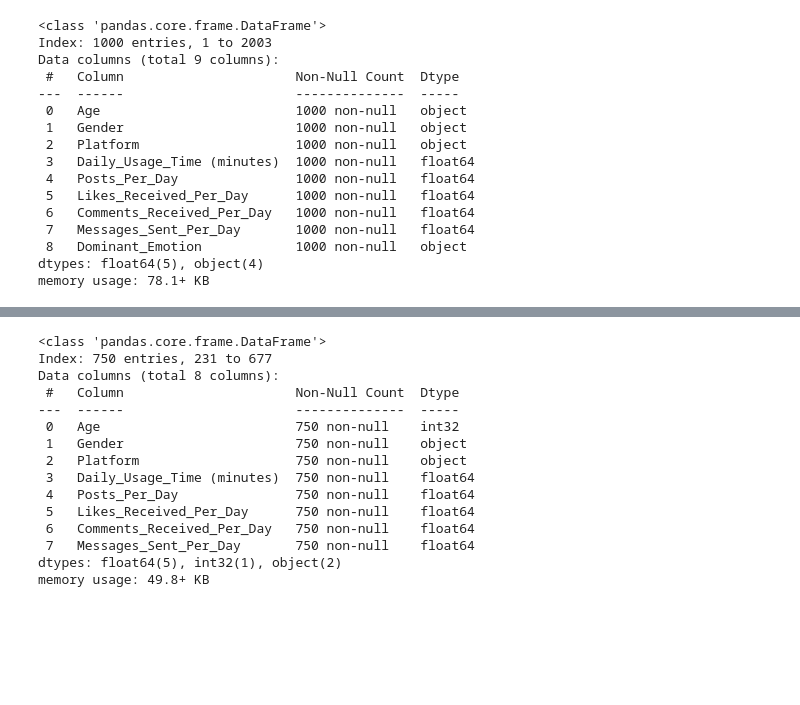
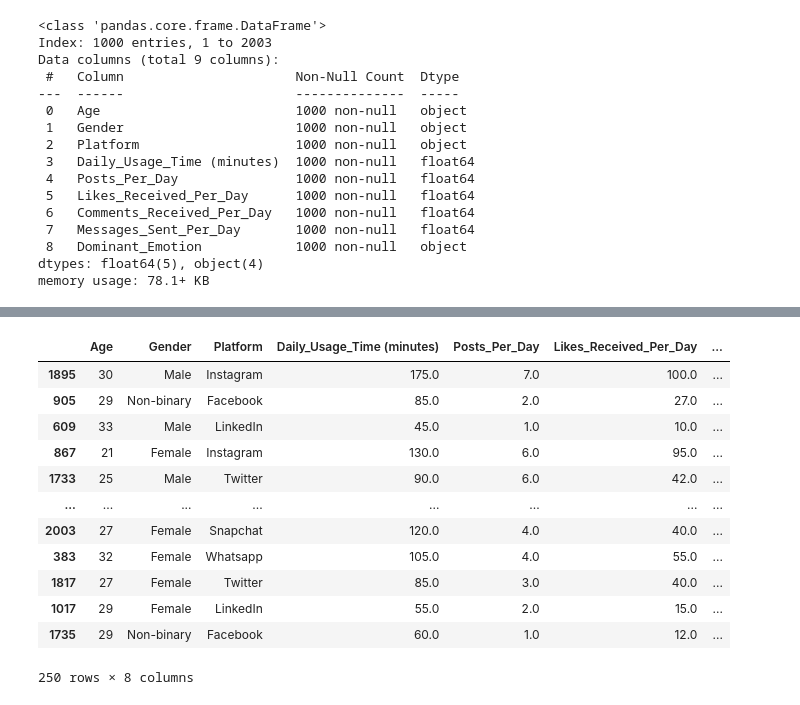
Before and after one commit to ShylaTatum/Project-2, a Jupyter notebook: Clean Social Media Wellbeing Data.ipynb, the cells around one changed output, grey strips where cells are left out. Cells and saved outputs as stored; diff of their text form; code cells hidden in the pictures; blank space fills up the shorter version.

```diff
--- a/Clean Social Media Wellbeing Data.ipynb
+++ b/Clean Social Media Wellbeing Data.ipynb
@@ -128,18 +116,17 @@ X_train
-# %%
-X_train.info()
-# %% [output]
-<class 'pandas.core.frame.DataFrame'>
-Index: 750 entries, 231 to 677
-Data columns (total 8 columns):
- #   Column                      Non-Null Count  Dtype
----  ------                      --------------  -----
- 0   Age                         750 non-null    int32
- 1   Gender                      750 non-null    object
- 2   Platform                    750 non-null    object
- 3   Daily_Usage_Time (minutes)  750 non-null    float64
- 4   Posts_Per_Day               750 non-null    float64
- 5   Likes_Received_Per_Day      750 non-null    float64
- 6   Comments_Received_Per_Day   750 non-null    float64
- 7   Messages_Sent_Per_Day       750 non-null    float64
-dtypes: float64(5), int32(1), object(2)
-memory usage: 49.8+ KB
+# %%
+#View Data
+X_test
+# %% [output]
+|  | Age | Gender | Platform | Daily_Usage_Time (minutes) | Posts_Per_Day | Likes_Received_Per_Day | ... |
+| 1895 | 30 | Male | Instagram | 175.0 | 7.0 | 100.0 | ... |
+| 905 | 29 | Non-binary | Facebook | 85.0 | 2.0 | 27.0 | ... |
+| 609 | 33 | Male | LinkedIn | 45.0 | 1.0 | 10.0 | ... |
+| 867 | 21 | Female | Instagram | 130.0 | 6.0 | 95.0 | ... |
+| 1733 | 25 | Male | Twitter | 90.0 | 6.0 | 42.0 | ... |
+| ... | ... | ... | ... | ... | ... | ... | ... |
+| 2003 | 27 | Female | Snapchat | 120.0 | 4.0 | 40.0 | ... |
+| 383 | 32 | Female | Whatsapp | 105.0 | 4.0 | 55.0 | ... |
+| 1817 | 27 | Female | Twitter | 85.0 | 3.0 | 40.0 | ... |
+| 1017 | 29 | Female | LinkedIn | 55.0 | 2.0 | 15.0 | ... |
+| 1735 | 29 | Non-binary | Facebook | 60.0 | 1.0 | 12.0 | ... |
+250 rows × 8 columns
```
Also changed, not shown: parts of 14 cells of this notebook.
